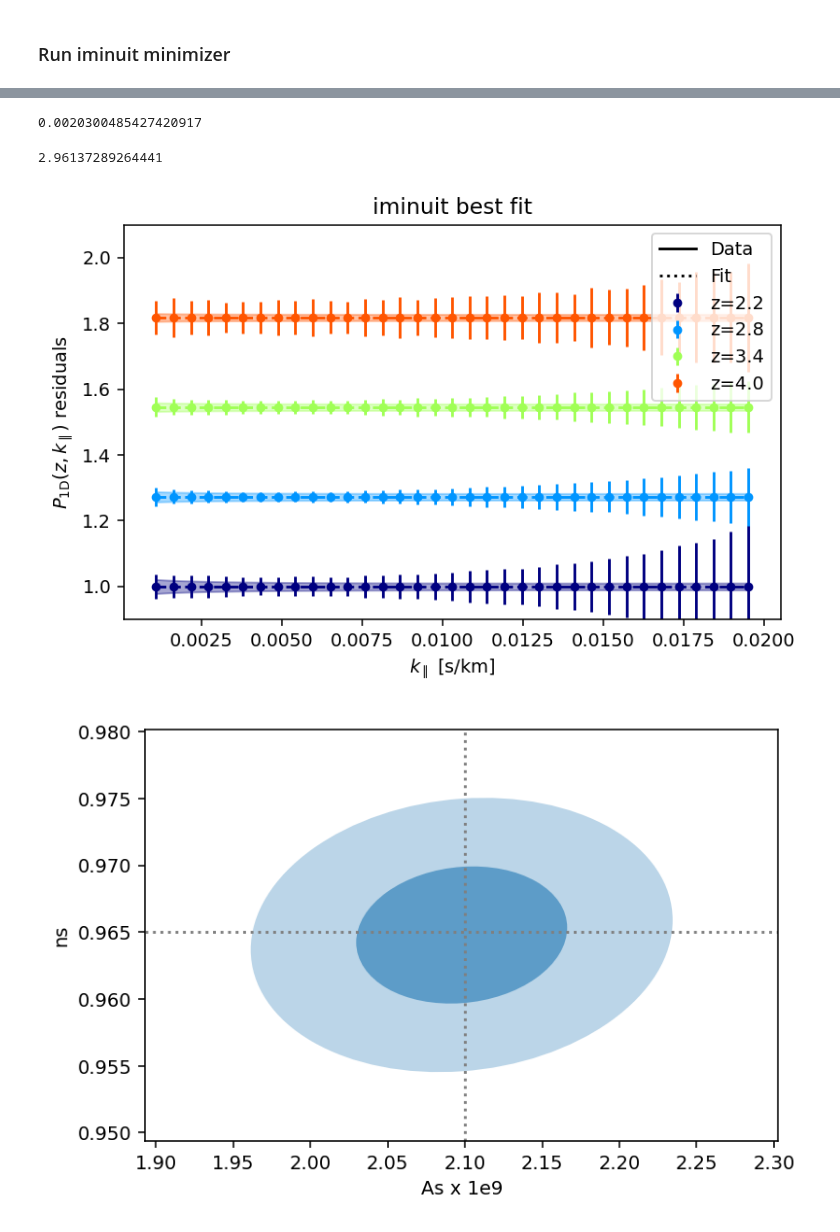
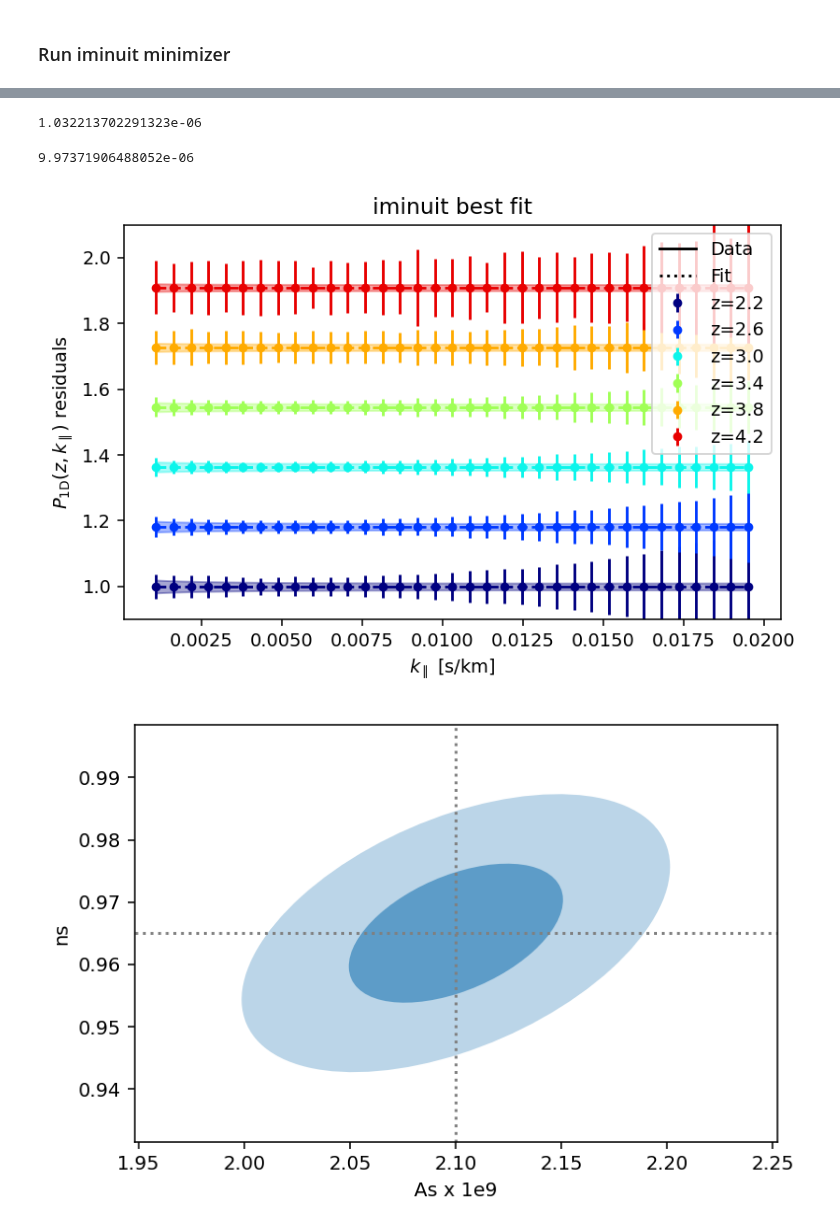
Before and after one commit to igmhub/cup1d, a Jupyter notebook: notebooks/likelihood/max_like_mock.ipynb, the cells around one changed output, grey strips where cells are left out. Drawn from its saved outputs; the diff is of its cells as text; code cells hidden in the pictures.

```diff
--- a/notebooks/likelihood/max_like_mock.ipynb
+++ b/notebooks/likelihood/max_like_mock.ipynb
@@ -120,7 +121,7 @@ if extra_data:
 ### Run iminuit minimizer
 # %%
 # choose starting point for free parameters (within 0.5 +/- ini_sigma, in the unit cube)
-ini_sigma=0.02
+ini_sigma=0.00002
 ini_values=2*ini_sigma*np.random.random(len(like.free_params))+0.5-ini_sigma
 print('ini values',ini_values)
 for p in like.parameters_from_sampling_point(values=ini_values):
@@ -147,20 +148,20 @@ minimizer.minimize(compute_hesse=True)
 best_fit_values=np.array(minimizer.minimizer.values)
 like.get_chi2(values=best_fit_values)
 # %% [output]
-0.0020300485427420917
+1.032213702291323e-06
 # %%
 # what was the chi2 of the starting point?
 like.get_chi2(values=ini_values)
 # %% [output]
-2.96137289264441
+9.97371906488052e-06
 # %%
-minimizer.plot_best_fit(plot_every_iz=3)
+minimizer.plot_best_fit(plot_every_iz=2)
 # %% [output]
-[figure, old version]
+[figure, new version]
 # %%
 minimizer.plot_ellipses('As','ns')
 # %% [output]
-[figure, old version]
+[figure, new version]
 # %%
 minimizer.plot_ellipses('ln_gamma_0','ln_sigT_kms_0')
 # %% [output]
```
Also changed, not shown: parts of 10 cells of this notebook, 1 other file.
